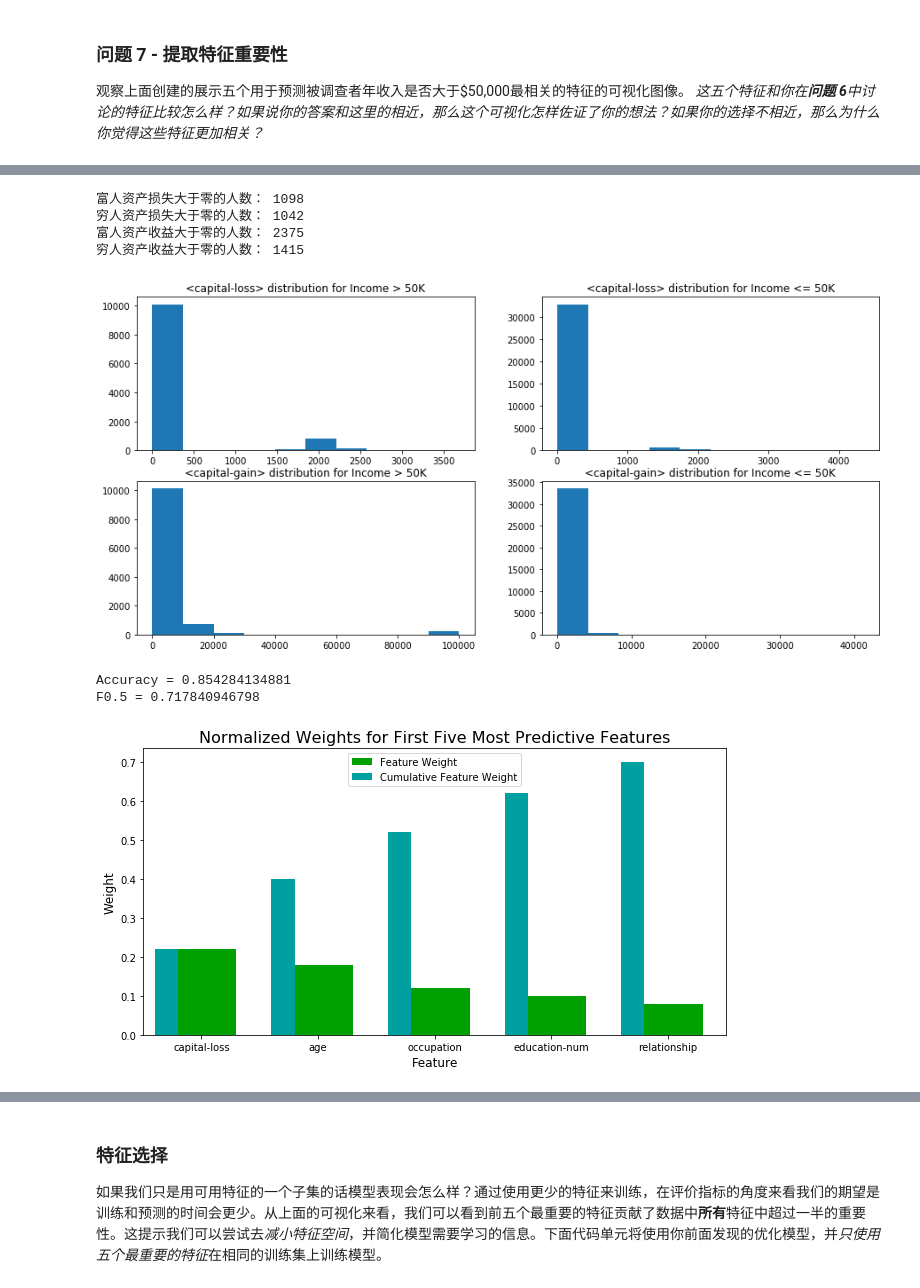
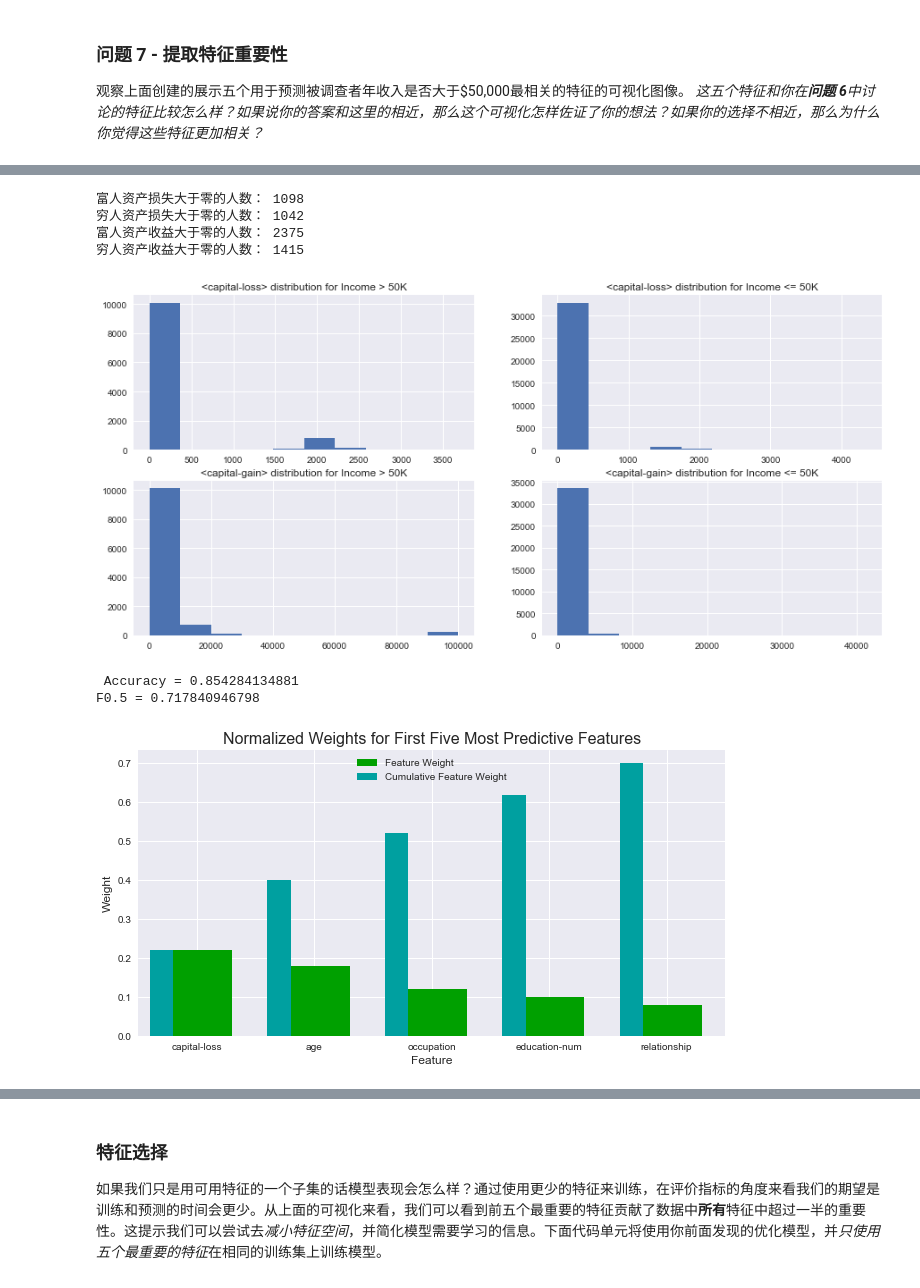
Before and after one commit to mtyylx/MLND, a Jupyter notebook: P2_Finding_Donors/finding_donors.ipynb, the cells around one changed output, grey strips where cells are left out. Cells and saved outputs as stored; diff of their text form; code cells hidden in the pictures.

```diff
--- a/P2_Finding_Donors/finding_donors.ipynb
+++ b/P2_Finding_Donors/finding_donors.ipynb
@@ -816,0 +823,4 @@ for f in cat_features:
+# %%
+import seaborn as sns
+sns.set(style = 'darkgrid', color_codes = True)
+sns.factorplot("income", col = "marital-status", data = data, kind = "count", col_wrap = 3)
@@ -898,9 +962,11 @@ plt.show()
 穷人资产损失大于零的人数： 1042
 富人资产收益大于零的人数： 2375
 穷人资产收益大于零的人数： 1415
-[figure, old version]
+[figure, new version]
 # %%
 # Do label encoding for all catgorical features.
+from sklearn.ensemble import AdaBoostClassifier
+from sklearn.metrics import fbeta_score, accuracy_score
 income = data['income']
 income = (income == '>50K')
 
@@ -919,13 +985,14 @@ for f in num_features:
     trans_feature[f] = pd.Series(features[f])
 trans_feature = pd.DataFrame(trans_feature)
 
-X_train, X_test, y_train, y_test = train_test_split(trans_feature, income, test_size=0.2, random_state=0)
-clf = AdaBoostClassifier(random_state=0)
-clf.fit(X_train, y_train)
-y_pred = clf.predict(X_test)
-print 'Accuracy =', accuracy_score(y_test, y_pred)
-print 'F0.5 =', fbeta_score(y_test, y_pred, 0.5)
+X_train_trans, X_test_trans, y_train_trans, y_test_trans = train_test_split(trans_feature, income, test_size=0.2, random_state=0)
+clf_trans = AdaBoostClassifier(random_state=0)
+clf_trans.fit(X_train_trans, y_train_trans)
+y_pred_trans = clf_trans.predict(X_test_trans)
+print 'Accuracy =', accuracy_score(y_test_trans, y_pred_trans)
+print 'F0.5 =', fbeta_score(y_test_trans, y_pred_trans, 0.5)
 
-importances = clf.feature_importances_
-vs.feature_plot(importances, X_train, y_train)
+importances_trans = clf_trans.feature_importances_
+
+vs.feature_plot(importances_trans, X_train_trans, y_train_trans)
 # %% [output]
@@ -933,2 +1000,2 @@ Accuracy = 0.854284134881
 F0.5 = 0.717840946798
-[figure, old version]
+[figure, new version]
```
Also changed, not shown: parts of 22 cells of this notebook, 1 other file.
